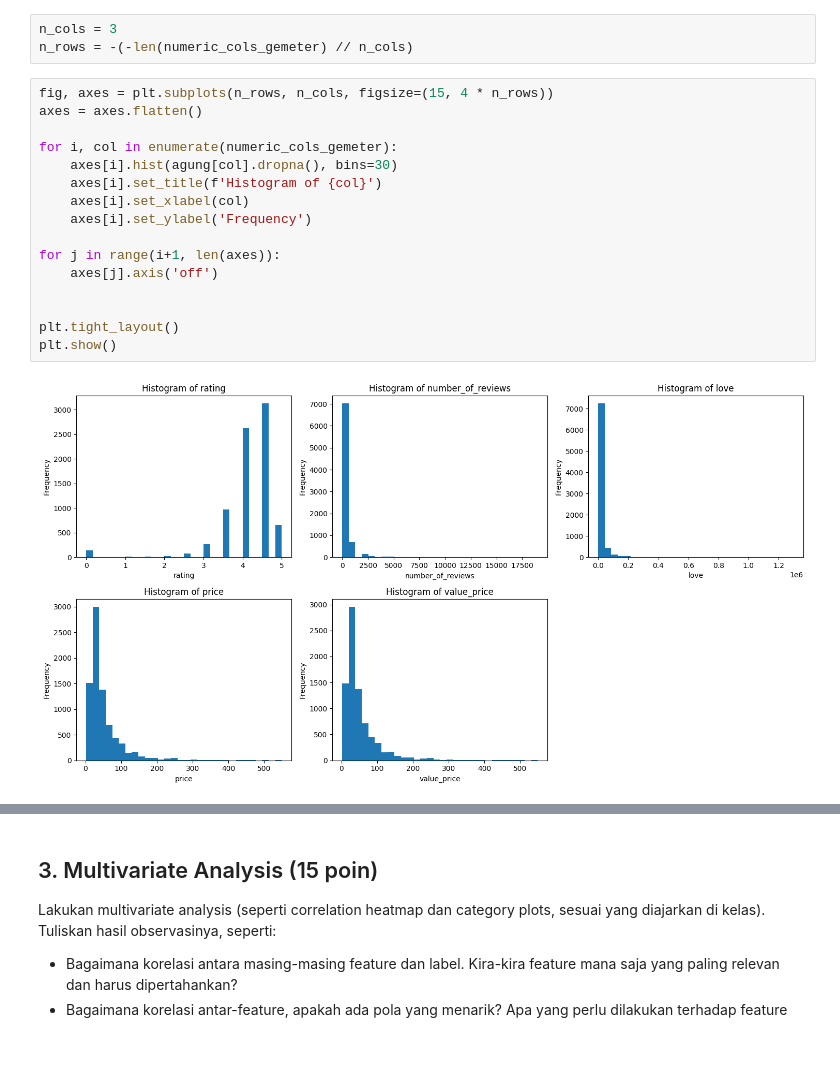
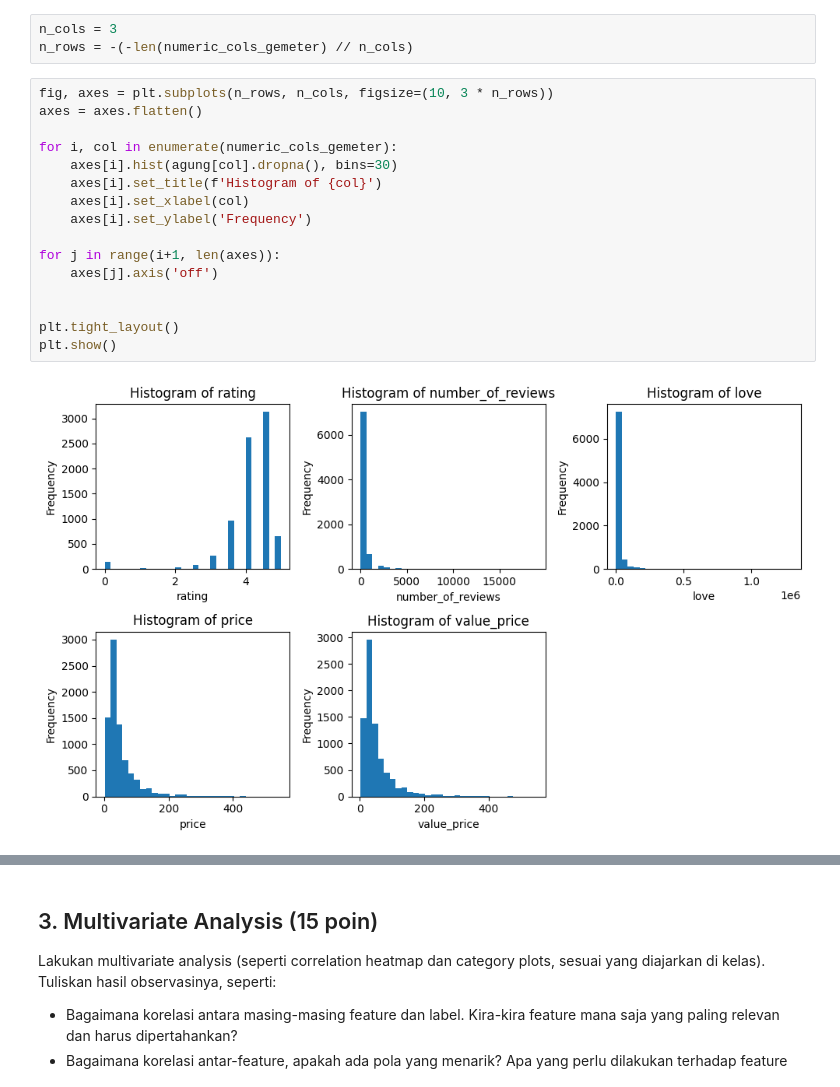
Before and after one commit to AgungHari/Rakamin_HW_MachineLearningPreparation, a Jupyter notebook: Homework/Mentahan.ipynb, the cells around one changed output, grey strips where cells are left out. Cells and saved outputs as stored; diff of their text form; blank space fills up the shorter version.

```diff
--- a/Homework/Mentahan.ipynb
+++ b/Homework/Mentahan.ipynb
@@ -162,20 +167,20 @@ numeric_cols_gemeter = numeric_cols.drop(['id', 'exclusive'])
 n_cols = 3
 n_rows = -(-len(numeric_cols_gemeter) // n_cols)
 # %%
-fig, axes = plt.subplots(n_rows, n_cols, figsize=(15, 4 * n_rows))
+fig, axes = plt.subplots(n_rows, n_cols, figsize=(10, 3 * n_rows))
 axes = axes.flatten()
 
 for i, col in enumerate(numeric_cols_gemeter):
     axes[i].hist(agung[col].dropna(), bins=30)
     axes[i].set_title(f'Histogram of {col}')
     axes[i].set_xlabel(col)
     axes[i].set_ylabel('Frequency')
 
 for j in range(i+1, len(axes)):
     axes[j].axis('off')
 
 
 plt.tight_layout()
 plt.show()
 # %% [output]
-[figure, old version]
+[figure, new version]
```
Also changed, not shown: parts of 55 cells of this notebook, 1 other file.
